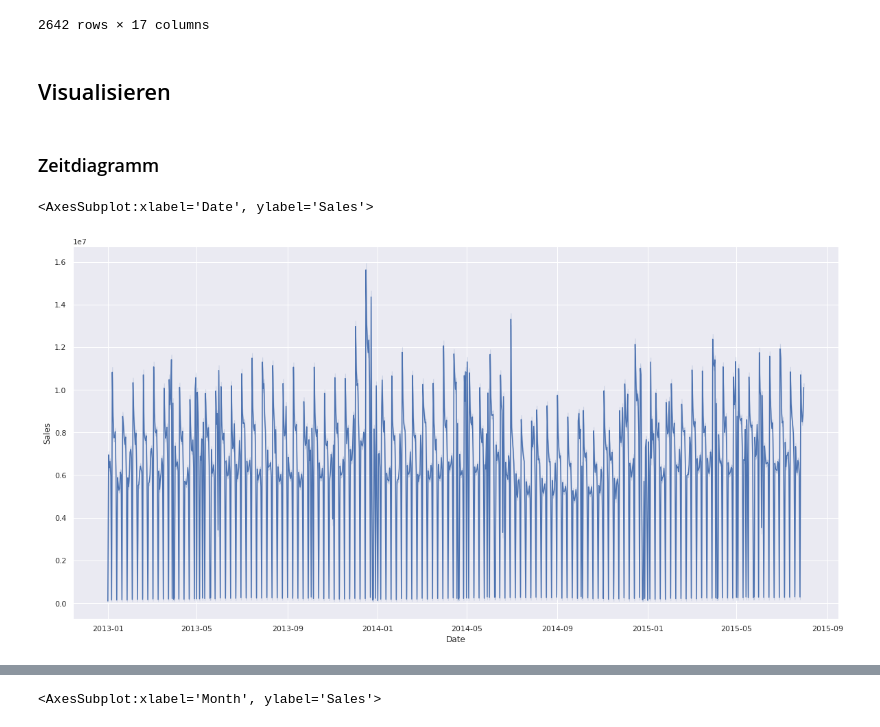
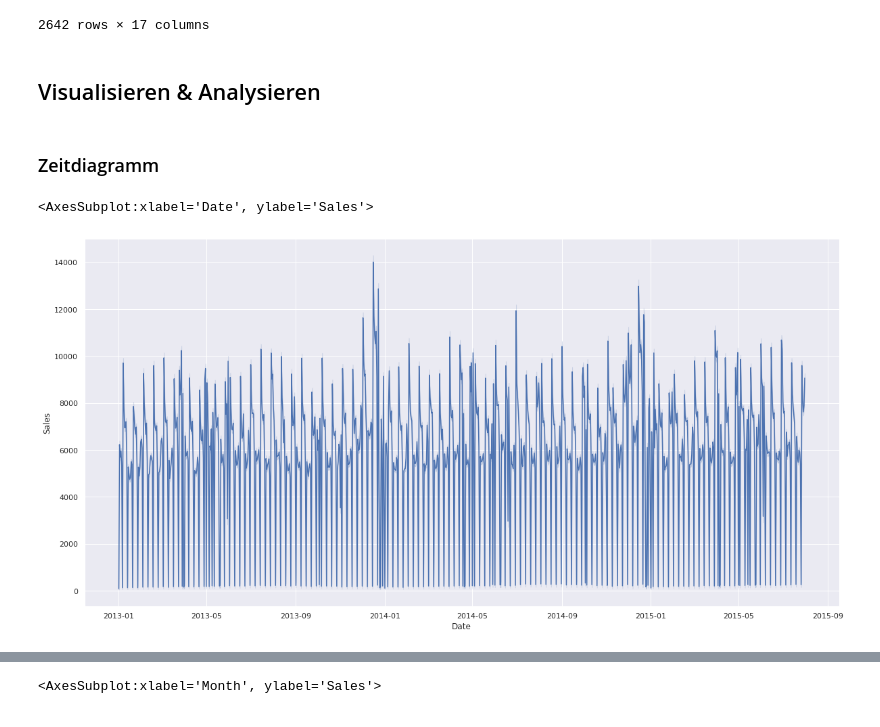
Before and after one commit to schemm/forecasting, a Jupyter notebook: RossmannStoreSales.ipynb, the cells around one changed output, grey strips where cells are left out. Drawn from its saved outputs; the diff is of its cells as text; code cells hidden in the pictures.

```diff
--- a/RossmannStoreSales.ipynb
+++ b/RossmannStoreSales.ipynb
@@ -134,18 +134,13 @@ None
 | 2015-07-31 | 622 | 5 | 6306 | 540 | True | True | None | True | a | ... |
 2642 rows × 17 columns
 # %% [markdown]
-## Visualisieren
+## Visualisieren & Analysieren
 # %% [markdown]
 ### Zeitdiagramm
-# %%
-# sns.lineplot(x = 'Date', y = 'Sales', data = demand)
-# sns.lineplot(x = 'Date', y = 'Sales', data = daily_demand.loc['2013-03'])
-# sns.lineplot(x = 'Date', y = 'Sales', data = demand, estimator = 'sum')
-
-sns.lineplot(x = 'Date', y = 'Sales', data = demand, estimator = 'sum')
-# sns.lineplot(x = 'Date', y = 'Sales', data = test, estimator = 'sum')
-# %% [output]
-<AxesSubplot:xlabel='Date', ylabel='Sales'>
-[figure, removed]
+# %%
+sns.lineplot(x = 'Date', y = 'Sales', data = demand, estimator = 'mean')
+# %% [output]
+<AxesSubplot:xlabel='Date', ylabel='Sales'>
+[figure, added]
 # %%
 data = demand.loc['2013-01':'2013-03']
```
Also changed, not shown: parts of 14 cells of this notebook, 1 other file.
